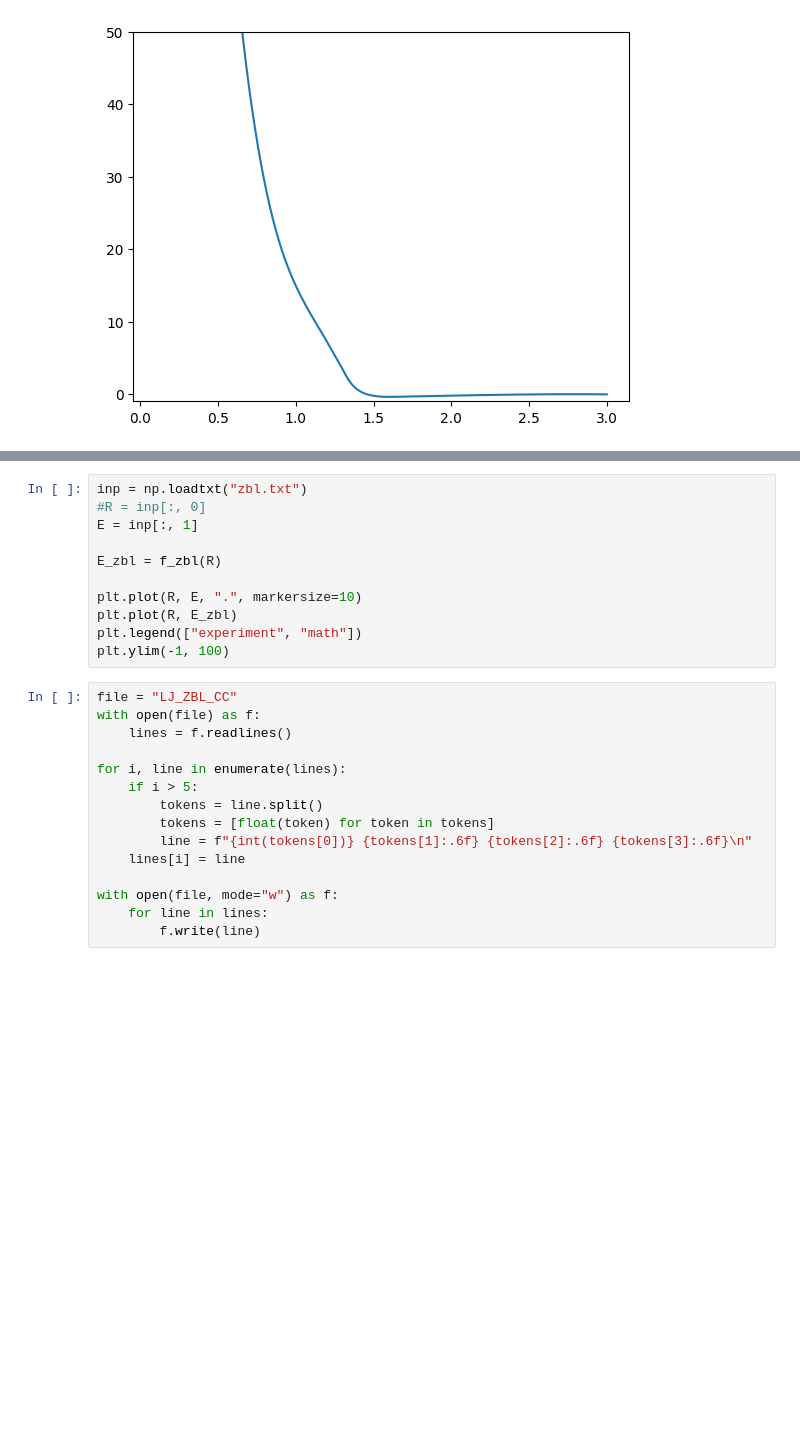
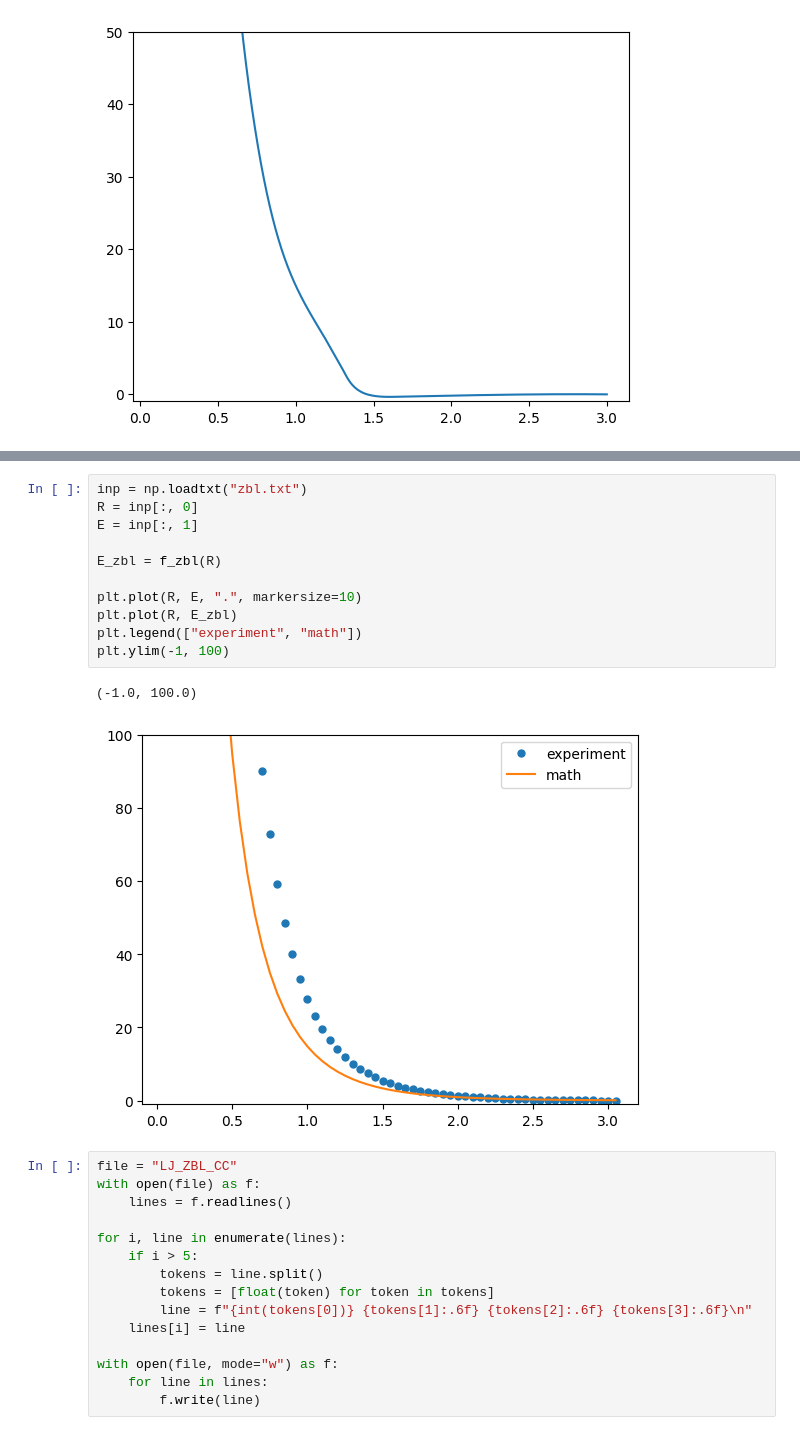
Before and after one commit to denisstrizhkin/C60-Si-fall-sim, a Jupyter notebook: potentials/lj_zbl.ipynb, the cells around one changed output, grey strips where cells are left out. Cells and saved outputs as stored; diff of their text form; blank space fills up the shorter version.

```diff
--- a/potentials/lj_zbl.ipynb
+++ b/potentials/lj_zbl.ipynb
@@ -204,14 +215,17 @@ ValueError: x and y must have same first dimension, but have shapes (1000,) and
 # %%
 inp = np.loadtxt("zbl.txt")
-#R = inp[:, 0]
+R = inp[:, 0]
 E = inp[:, 1]
 
 E_zbl = f_zbl(R)
 
 plt.plot(R, E, ".", markersize=10)
 plt.plot(R, E_zbl)
 plt.legend(["experiment", "math"])
 plt.ylim(-1, 100)
+# %% [output]
+(-1.0, 100.0)
+[figure, added]
 # %%
 file = "LJ_ZBL_CC"
 with open(file) as f:
```
Also changed, not shown: parts of 5 cells of this notebook.
